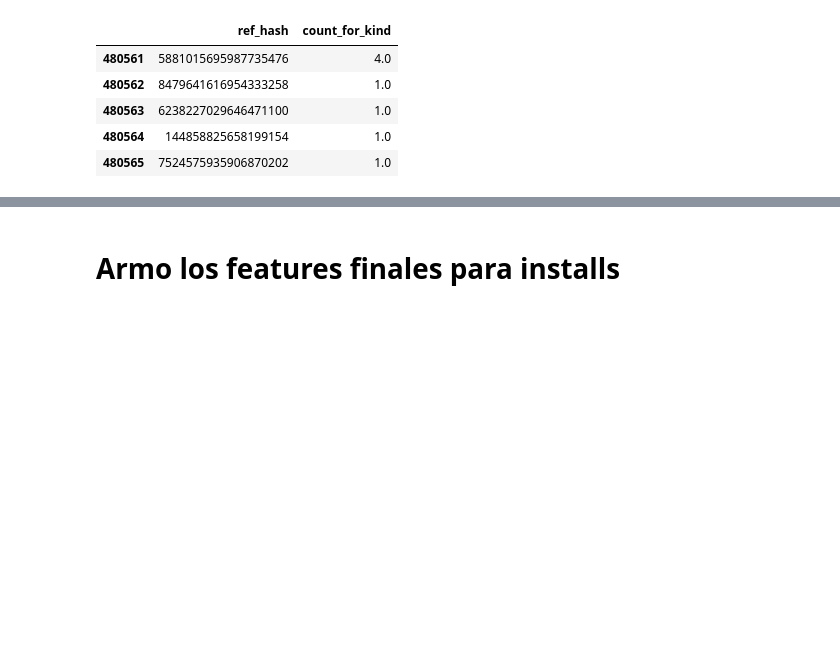
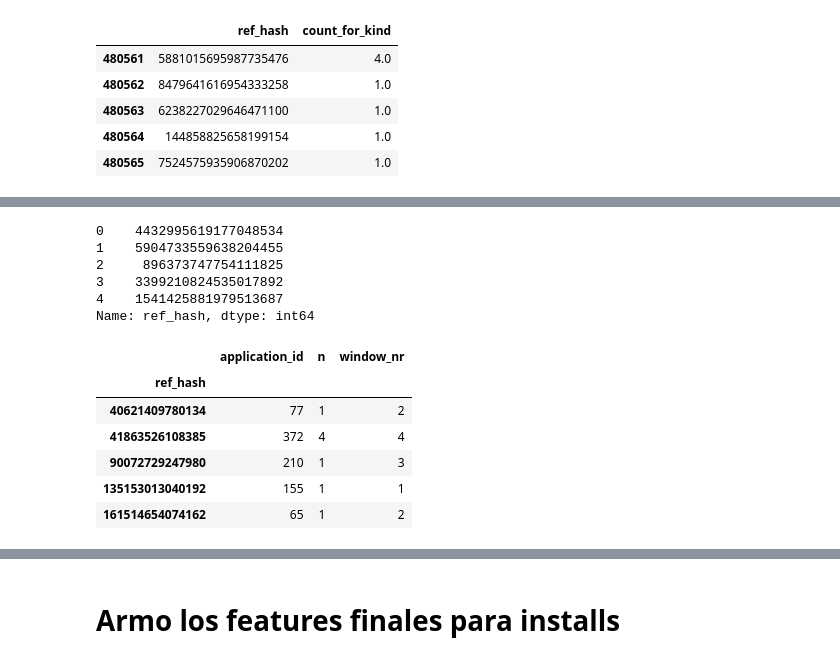
Before and after one commit to gatti2602/7506-datos, a Jupyter notebook: tp2/Lucas/xgboost-model-installs.ipynb, the cells around one changed output, grey strips where cells are left out. Drawn from its saved outputs; the diff is of its cells as text; code cells hidden in the pictures; blank space fills up the shorter version.

Commit message:
reordeno instals

```diff
--- a/tp2/Lucas/xgboost-model-installs.ipynb
+++ b/tp2/Lucas/xgboost-model-installs.ipynb
@@ -379,0 +389,20 @@ inst_kind_train.tail()
+# %%
+installs['device_language'].head()
+installs['ref_hash'].head()
+# %% [output]
+0    4432995619177048534
+1    5904733559638204455
+2     896373747754111825
+3    3399210824535017892
+4    1541425881979513687
+Name: ref_hash, dtype: int64
+# %%
+installs.groupby('ref_hash').sum().head()
+# %% [output]
+|  | application_id | n | window_nr |
+| ref_hash |  |  |  |
+| 40621409780134 | 77 | 1 | 2 |
+| 41863526108385 | 372 | 4 | 4 |
+| 90072729247980 | 210 | 1 | 3 |
+| 135153013040192 | 155 | 1 | 1 |
+| 161514654074162 | 65 | 1 | 2 |
```
Also changed, not shown: parts of 25 cells of this notebook.
